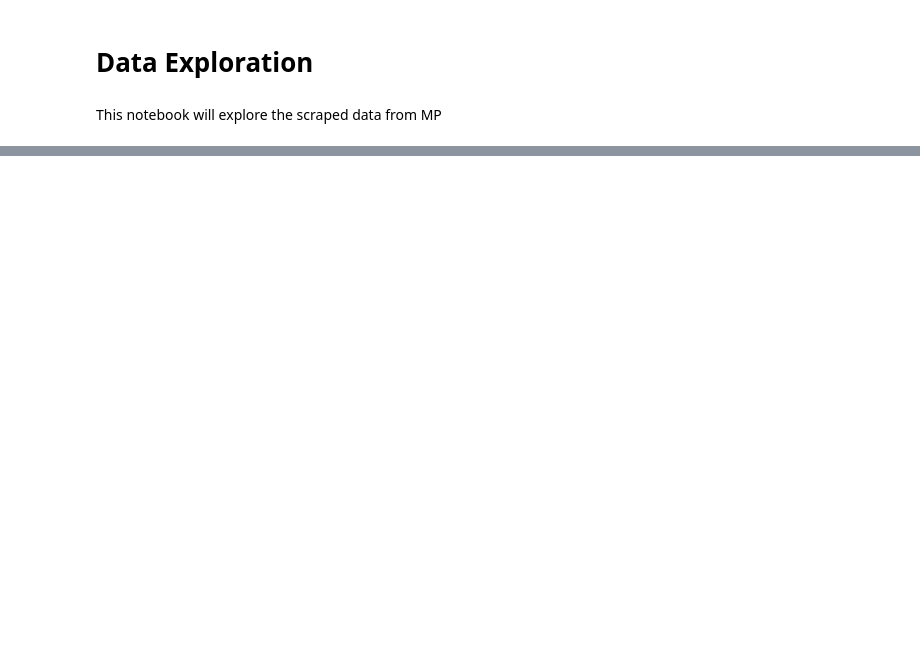
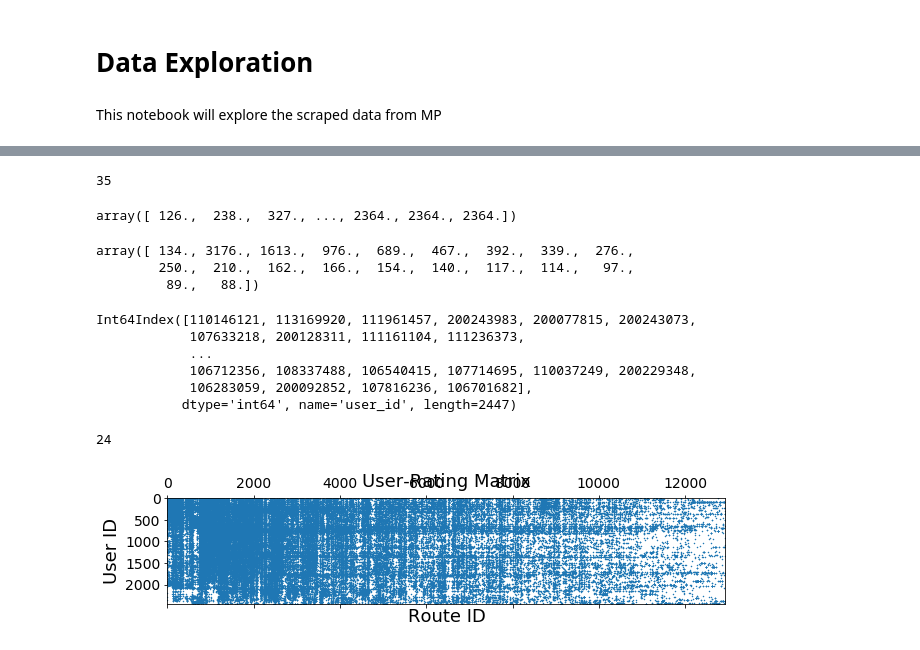
Before and after one commit to glabaria/NextClimb, a Jupyter notebook: MountainProject Data Exploration.ipynb, the cells around one changed output, grey strips where cells are left out. Saved outputs shown, nothing was run; the diff lists cells and outputs as text; code cells hidden in the pictures; blank space fills up the shorter version.

```diff
--- a/MountainProject Data Exploration.ipynb
+++ b/MountainProject Data Exploration.ipynb
@@ -184,0 +250,58 @@ Name: 200077815, dtype: float64
+# %%
+len(user_rating_mat[100,:].nonzero()[0])
+# %% [output]
+35
+# %%
+np.cumsum(n_ratings[15:-1])
+# %% [output]
+array([ 126.,  238.,  327., ..., 2364., 2364., 2364.])
+# %%
+n_route_ratings = np.zeros(dim[0])
+for i in range(dim[1]):
+    n = len(user_rating_mat[:,i].nonzero()[0])
+    n_route_ratings[n] += 1
+# %%
+n_route_ratings[0:20]
+# %% [output]
+array([ 134., 3176., 1613.,  976.,  689.,  467.,  392.,  339.,  276.,
+        250.,  210.,  162.,  166.,  154.,  140.,  117.,  114.,   97.,
+         89.,   88.])
+# %%
+## get users who rated at least n=15 routes
+ind_users_at_least20 = []
+
+dim = user_rating_mat.shape
+for u in range(dim[0]):
+    n = len(user_rating_mat[u,:].nonzero()[0])
+    if n >= 15:
+        ind_users_at_least20.append(u)
+
+print(df_users.index[ind_users_at_least20])
+
+df_users_at_least20 = df_users.loc[df_users.index[ind_users_at_least20]]
+# %% [output]
+Int64Index([110146121, 113169920, 111961457, 200243983, 200077815, 200243073,
+            107633218, 200128311, 111161104, 111236373,
+            ...
+            106712356, 108337488, 106540415, 107714695, 110037249, 200229348,
+            106283059, 200092852, 107816236, 106701682],
+           dtype='int64', name='user_id', length=2447)
+# %%
+df_users_at_least20.loc[106781672].count()
+# %% [output]
+24
+# %%
+user_rating_matrix_at_least20 = user_rating_mat[ind_users_at_least20,:]
+user_rating_matrix_at_least20
+
+fig = plt.figure(figsize=(10,12))
+plt.spy(user_rating_matrix_at_least20,markersize=0.5)
+plt.xlabel('Route ID',fontsize=18)
+plt.ylabel('User ID',fontsize=18)
+plt.title('User-Rating Matrix',fontsize=18)
+plt.rcParams['xtick.labelsize']=14
+plt.rcParams['ytick.labelsize']=14
+#fig.savefig('sparsity.png') # Use fig. here
+plt.show()
+# %% [output]
+[figure, added]
```
Also changed, not shown: parts of 23 cells of this notebook, 3 other files.
